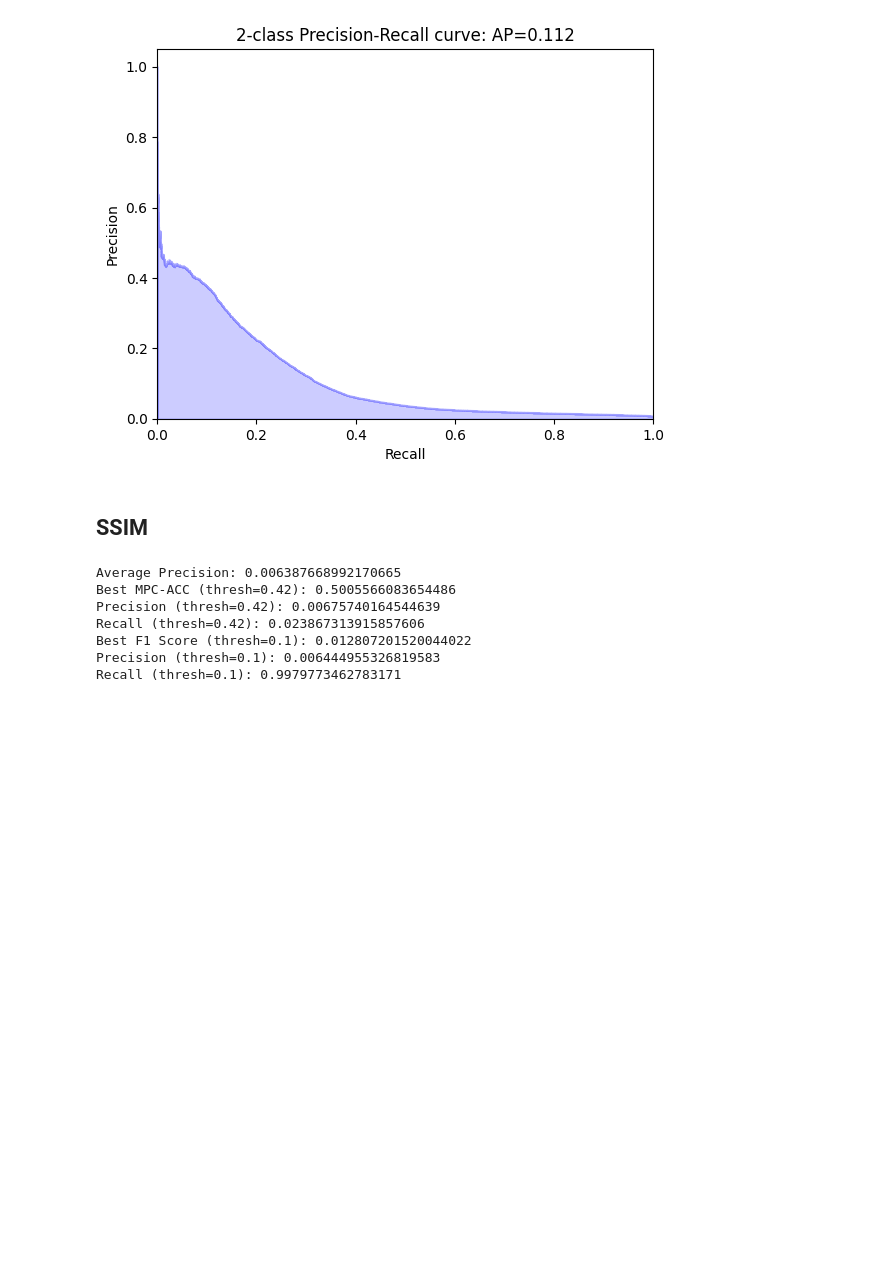
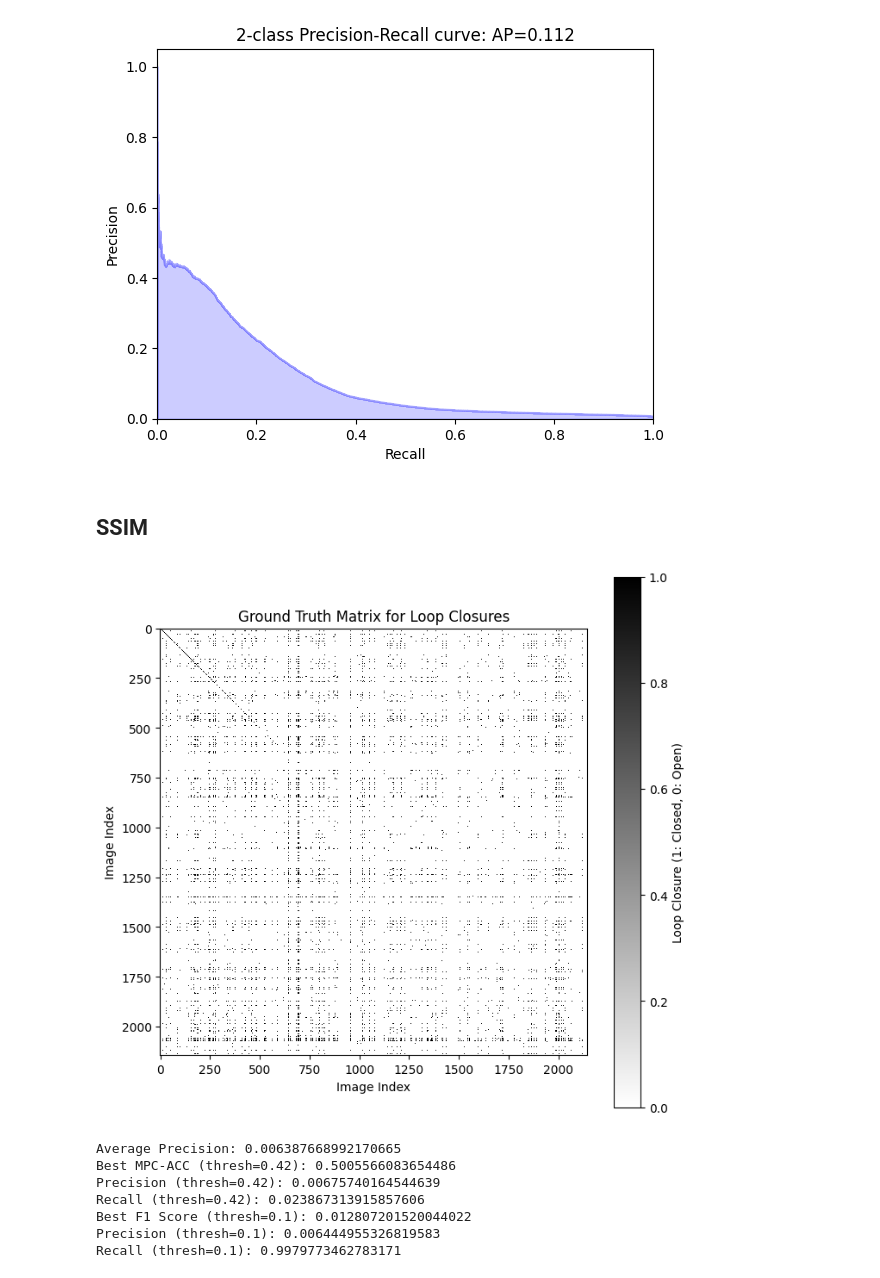
Before and after one commit to shubham-rateria/cs-5785-final-project, a Jupyter notebook: loop-closure.ipynb, the cells around one changed output. Drawn from its saved outputs; the diff is of its cells as text; code cells hidden in the pictures; blank space fills up the shorter version.

```diff
--- a/loop-closure.ipynb
+++ b/loop-closure.ipynb
@@ -777,8 +777,13 @@ Recall (thresh=0.92): 0.19343311758360301
 # %%
 import pandas as pd
 # %%
-df = pd.read_csv("cplusplus/sim_matrix.csv", header=None)
+df = pd.read_csv("ssim/sim_matrix.csv", header=None)
 sim = df.to_numpy()
+sim = np.where(sim > 0.42, 1, 0)
+# %%
+plot_ground_truth_matrix(sim)
+# %% [output]
+[figure, added]
 # %%
 compute_and_plot_scores(sim, gt, "ssim")
 # %% [output]
```
Also changed, not shown: parts of 32 cells of this notebook, 10 other files.
